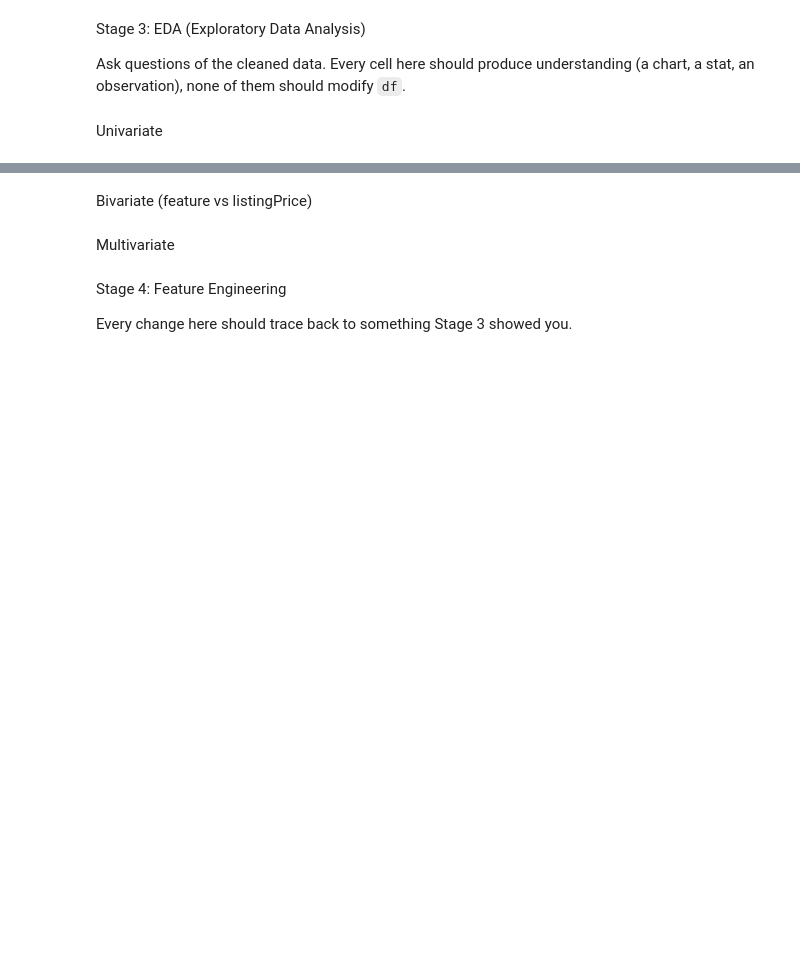
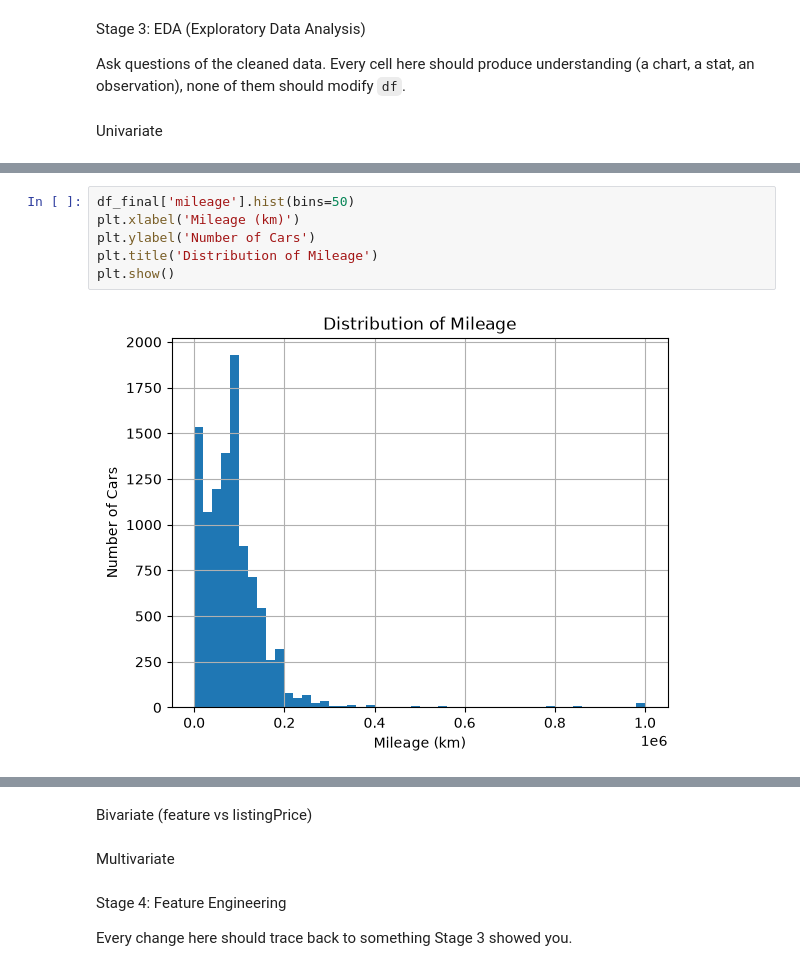
Before and after one commit to msumar7426/AI-ML-Journey, a Jupyter notebook: 01_Linear_Regression/project/used_car_price_prediction.ipynb, the cells around one changed output, grey strips where cells are left out. Cells and saved outputs as stored; diff of their text form; blank space fills up the shorter version.

```diff
--- a/01_Linear_Regression/project/used_car_price_prediction.ipynb
+++ b/01_Linear_Regression/project/used_car_price_prediction.ipynb
@@ -218,0 +263,8 @@ Univariate
+# %%
+df_final['mileage'].hist(bins=50)
+plt.xlabel('Mileage (km)')
+plt.ylabel('Number of Cars')
+plt.title('Distribution of Mileage')
+plt.show()
+# %% [output]
+[figure, added]
```
Also changed, not shown: parts of 8 cells of this notebook, 1 other file.
